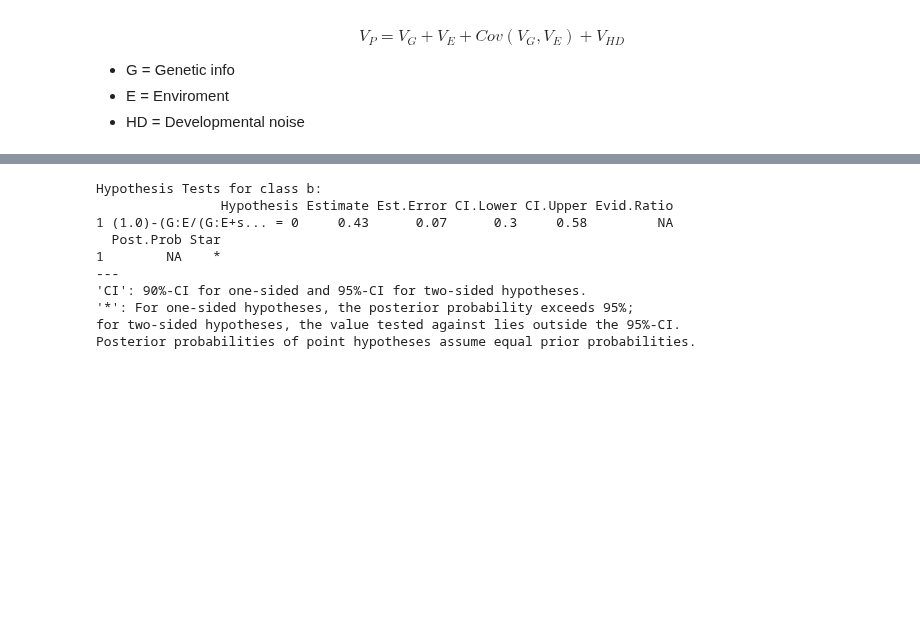
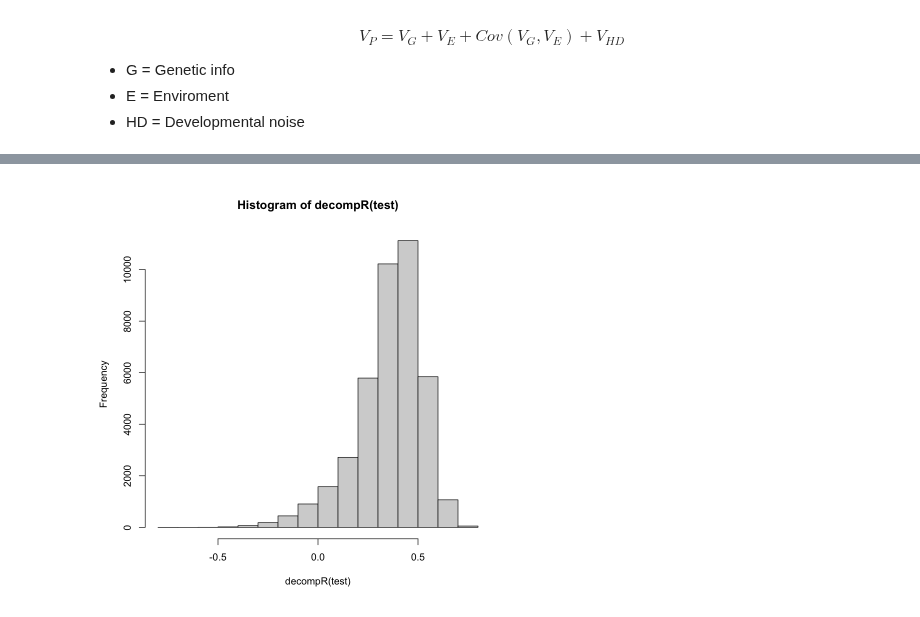
Before and after one commit to sdaza/gxe-dispersion, a Jupyter notebook: notebooks/GxE.ipynb, the cells around one changed output, grey strips where cells are left out. Saved outputs shown, nothing was run; the diff lists cells and outputs as text; code cells hidden in the pictures; blank space fills up the shorter version.

```diff
--- a/notebooks/GxE.ipynb
+++ b/notebooks/GxE.ipynb
@@ -226,14 +277,14 @@ $$ V_P = V_G + V_E + Cov(V_G, V_E) + V_{HD}$$
 - HD = Developmental noise
 # %%
 # simulation variables
-simComplexH = function(E, a = 0.0, a1 = 0.1, b0 = 0.1, b1 = 0.2,
-    hg = 0.3, he = 0.3, hge = 0.2) {
+simComplexH = function(E, a = 0.0, a1 = 0.5, b0 = 0.3, b1 = 0.2,
+    hg = 0.3, he = 0.3, hge = 0.2, print = FALSE) {
 
     n = length(E)
     G = rnorm(n)
 
     hd = 1 - (hg + he + hge)
-    print(paste0("Total sum of coefficients: ", sum(hg, he, hge, hd)))
+    if (print) print(paste0("Total sum of coefficients: ", sum(hg, he, hge, hd)))
 
     hg = sqrt(hg)
     he = sqrt(he)
@@ -242,11 +293,16 @@ simComplexH = function(E, a = 0.0, a1 = 0.1, b0 = 0.1, b1 = 0.2,
 
     ys = hg * G + he * E + hge * G * E
 
+    if (print) {
+
     print(paste0("Sigma intercept: ", b0*hd))
     print(paste0("Sigma slope: ", b1 * hd))
+    }
+
     sigma = exp(b0 * hd  + b1 * hd * E)
     eps = rnorm(n, 0, sigma)
     y = a + a1 * E + (b0 + b1 * E) * ys + eps
+    #y = a + (b0 + b1 * E) * ys + eps
     dat = data.table(y, G, E)
 }
 # %%
@@ -324,15 +380,5 @@ plot(hyp)
 # %%
 # magnitude of the departure from the scaling model as a proportion of the total GxE effect
-hyp <- "1.0 = G:E / (G:E + sigma_E)"
-(hyp <- hypothesis(test, hyp, alpha = 0.05))
+hist(decompR(test))
 # %% [output]
-Hypothesis Tests for class b:
-                Hypothesis Estimate Est.Error CI.Lower CI.Upper Evid.Ratio
-1 (1.0)-(G:E/(G:E+s... = 0     0.43      0.07      0.3     0.58         NA
-  Post.Prob Star
-1        NA    *
----
-'CI': 90%-CI for one-sided and 95%-CI for two-sided hypotheses.
-'*': For one-sided hypotheses, the posterior probability exceeds 95%;
-for two-sided hypotheses, the value tested against lies outside the 95%-CI.
-Posterior probabilities of point hypotheses assume equal prior probabilities.
+[figure, added]
```
Also changed, not shown: parts of 22 cells of this notebook, 1 other file.
